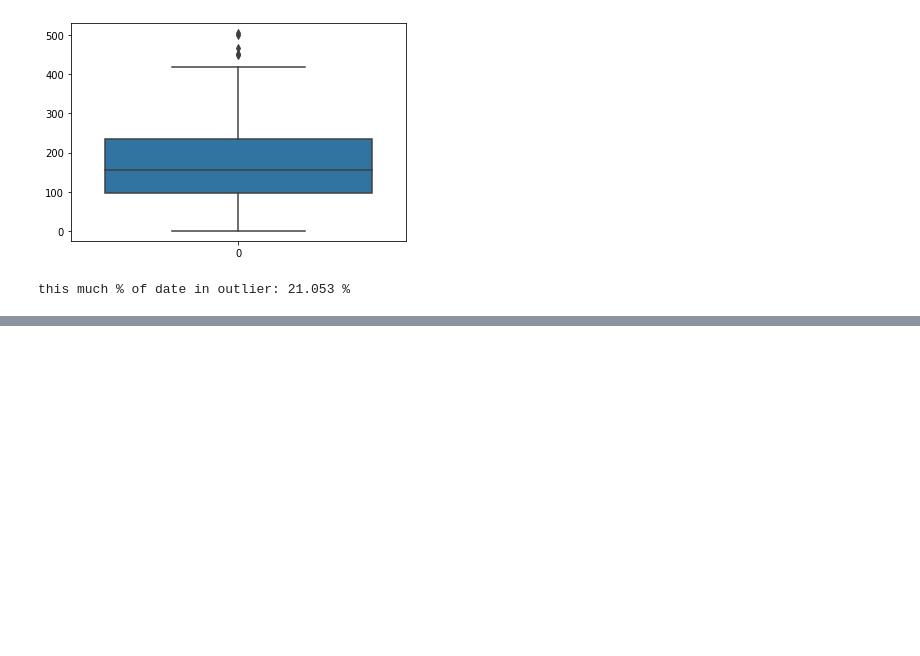
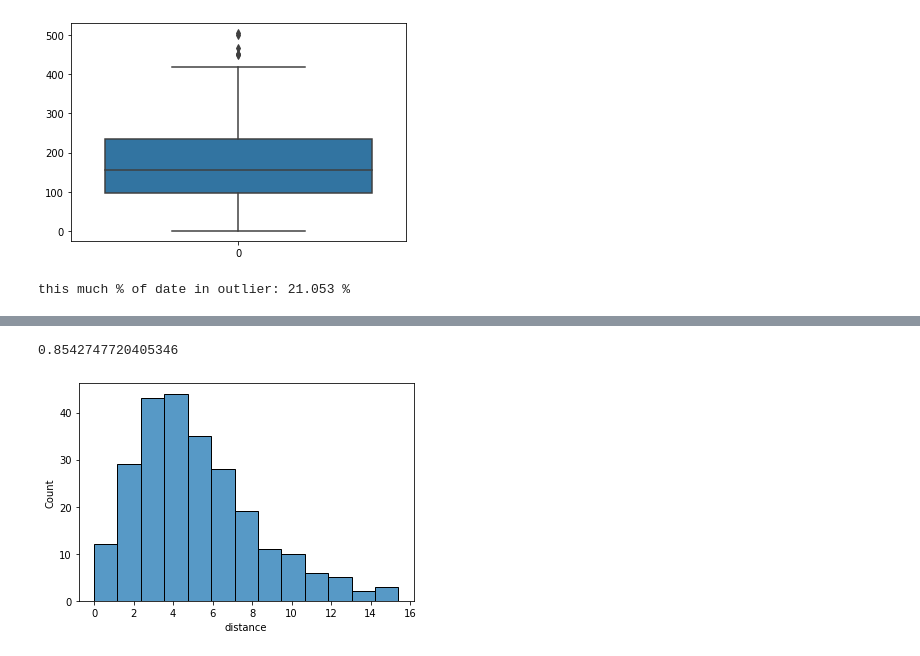
Before and after one commit to Sb2001nov/MI-Band-Data-Analysis, a Jupyter notebook: steps.ipynb, the cells around one changed output, grey strips where cells are left out. Saved outputs shown, nothing was run; the diff lists cells and outputs as text; code cells hidden in the pictures; blank space fills up the shorter version.

```diff
--- a/steps.ipynb
+++ b/steps.ipynb
@@ -142,0 +149,6 @@ this much % of date in outlier: 21.053 %
+# %%
+sns.histplot(data=steps_date["distance"])
+stats.skew(steps_date["distance"])
+# %% [output]
+0.8542747720405346
+[figure, added]
```
Also changed, not shown: parts of 2 cells of this notebook.
